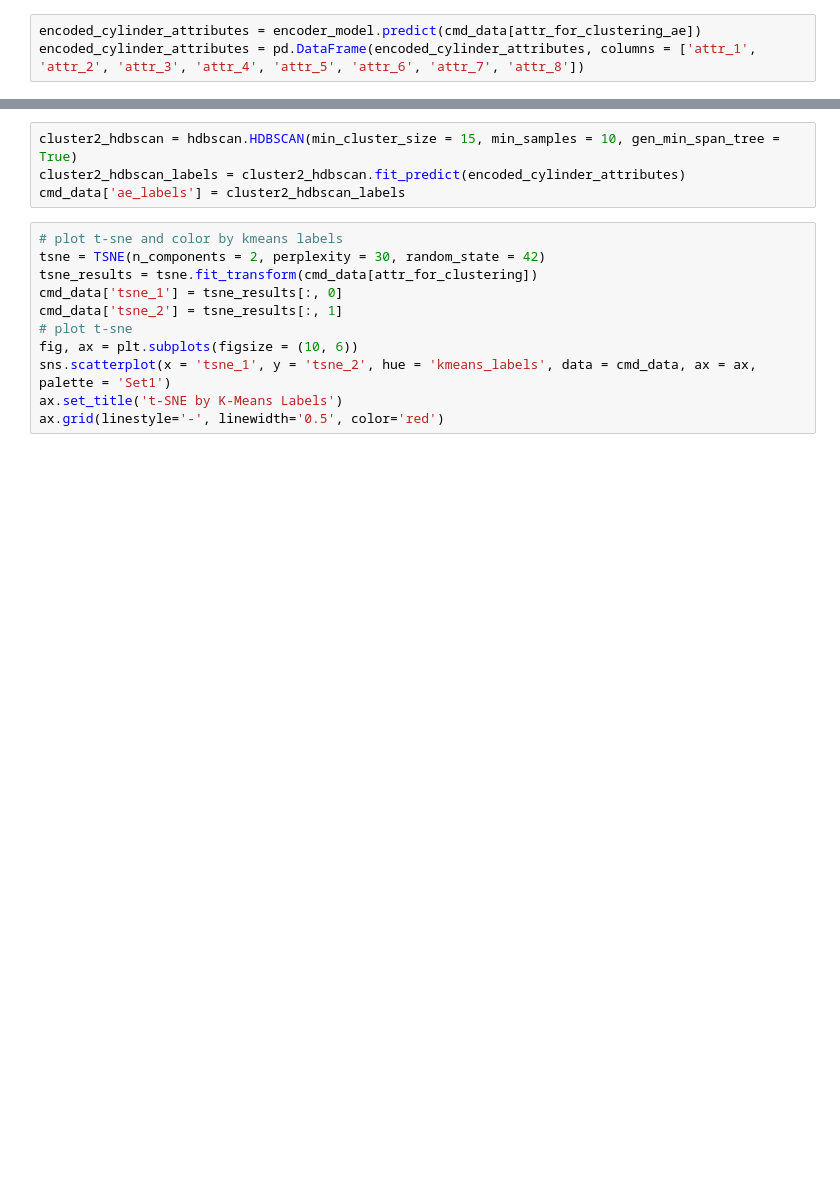
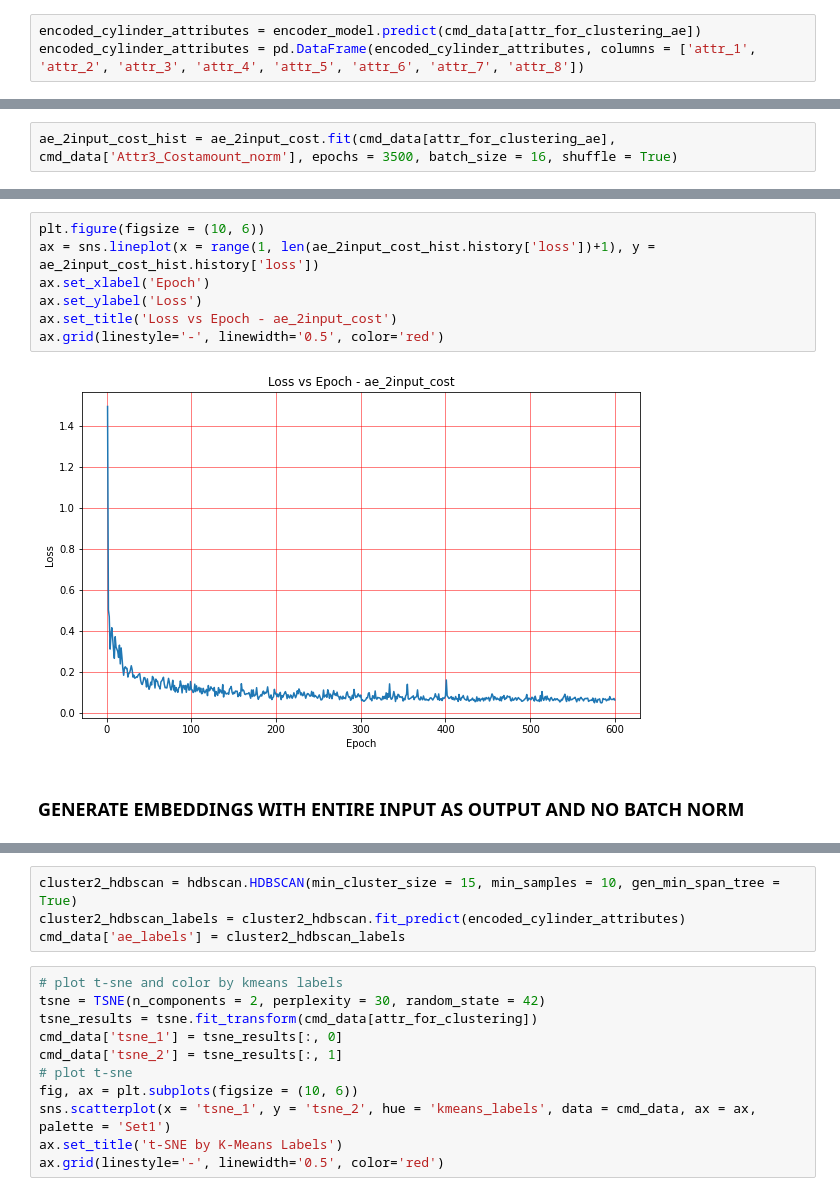
Before and after one commit to prasiyer/SKU_Clusters, a Jupyter notebook: Code/CMD_Cluster_Analysis.ipynb, the cells around one changed output, grey strips where cells are left out. Saved outputs shown, nothing was run; the diff lists cells and outputs as text; blank space fills up the shorter version.

```diff
--- a/Code/CMD_Cluster_Analysis.ipynb
+++ b/Code/CMD_Cluster_Analysis.ipynb
@@ -392,0 +454,2 @@ encoded_cylinder_attributes = pd.DataFrame(encoded_cylinder_attributes, columns
+# %%
+ae_2input_cost_hist = ae_2input_cost.fit(cmd_data[attr_for_clustering_ae], cmd_data['Attr3_Costamount_norm'], epochs = 3500, batch_size = 16, shuffle = True)
@@ -392,0 +474,11 @@ encoded_cylinder_attributes = pd.DataFrame(encoded_cylinder_attributes, columns
+# %%
+plt.figure(figsize = (10, 6))
+ax = sns.lineplot(x = range(1, len(ae_2input_cost_hist.history['loss'])+1), y = ae_2input_cost_hist.history['loss'])
+ax.set_xlabel('Epoch')
+ax.set_ylabel('Loss')
+ax.set_title('Loss vs Epoch - ae_2input_cost')
+ax.grid(linestyle='-', linewidth='0.5', color='red')
+# %% [output]
+[figure, added]
+# %% [markdown]
+### GENERATE EMBEDDINGS WITH ENTIRE INPUT AS OUTPUT AND NO BATCH NORM
```
Also changed, not shown: parts of 21 cells of this notebook.
